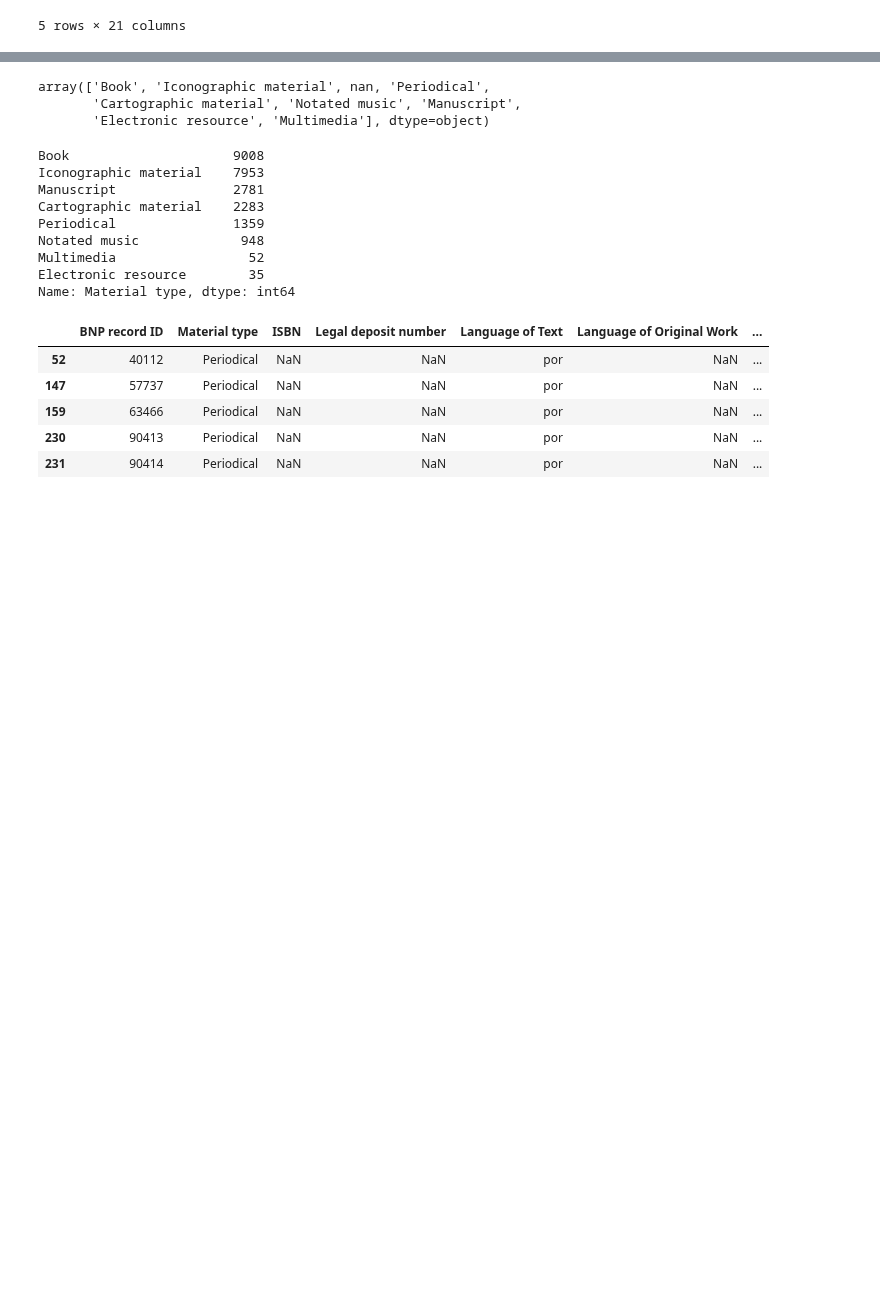
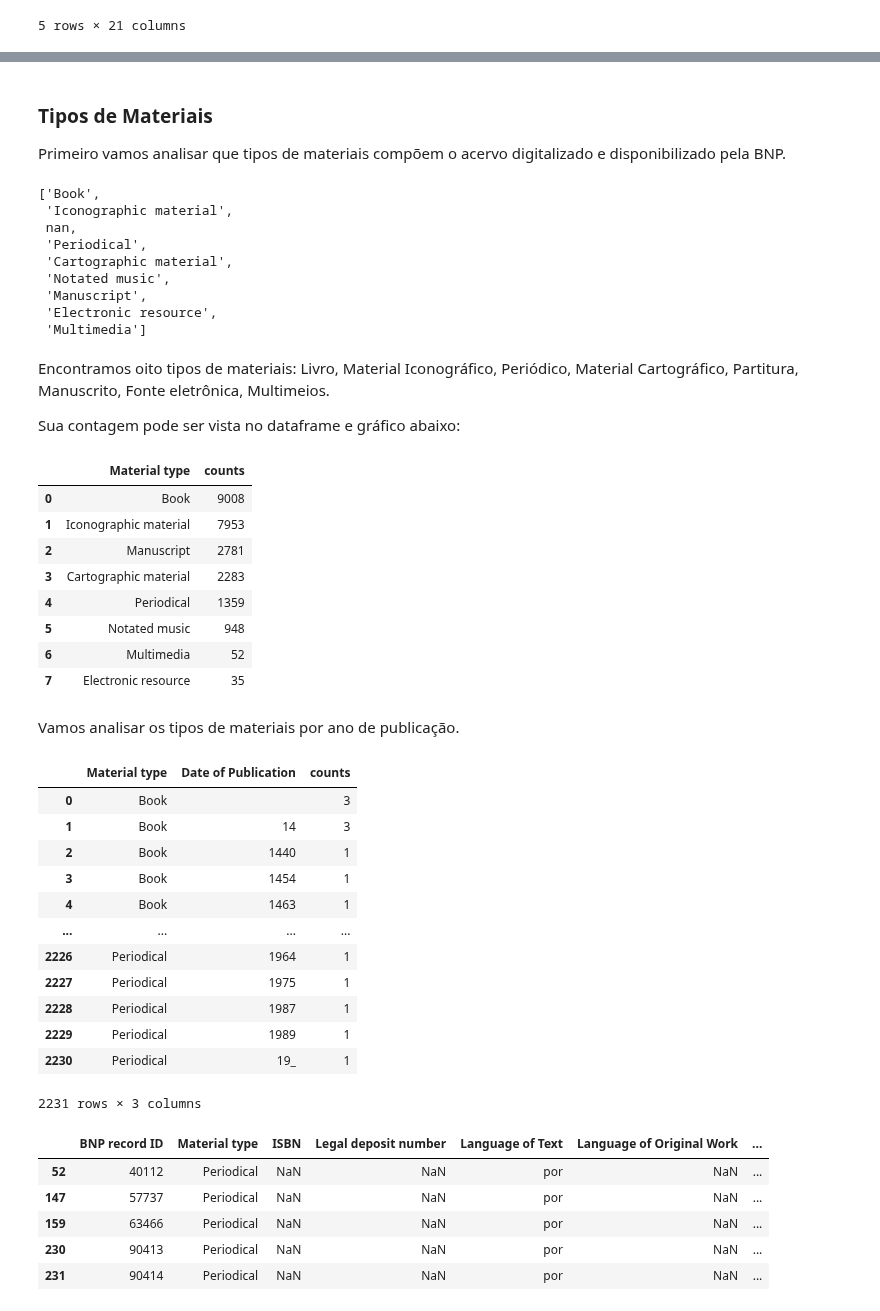
Before and after one commit to ericbrasiln/hemdig-framework, a Jupyter notebook: repositorios/BND-PT/pandas/analise_bnp.ipynb, the cells around one changed output, grey strips where cells are left out. Drawn from its saved outputs; the diff is of its cells as text; code cells hidden in the pictures; blank space fills up the shorter version.

```diff
--- a/repositorios/BND-PT/pandas/analise_bnp.ipynb
+++ b/repositorios/BND-PT/pandas/analise_bnp.ipynb
@@ -39,20 +56,35 @@ Index(['BNP record ID', 'Material type', 'ISBN', 'Legal deposit number',
+# %% [markdown]
+### Tipos de Materiais
+
+Primeiro vamos analisar que tipos de materiais compõem o acervo digitalizado e disponibilizado pela BNP.
 # %%
 #listar tipos de materiais
-df['Material type'].unique()
+df['Material type'].unique().tolist()
 # %% [output]
-array(['Book', 'Iconographic material', nan, 'Periodical',
-       'Cartographic material', 'Notated music', 'Manuscript',
-       'Electronic resource', 'Multimedia'], dtype=object)
+['Book',
+ 'Iconographic material',
+ nan,
+ 'Periodical',
+ 'Cartographic material',
+ 'Notated music',
+ 'Manuscript',
+ 'Electronic resource',
+ 'Multimedia']
+# %% [markdown]
+Encontramos oito tipos de materiais: Livro, Material Iconográfico, Periódico, Material Cartográfico, Partitura, Manuscrito, Fonte eletrônica, Multimeios.
+
+Sua contagem pode ser vista no  dataframe e gráfico abaixo:
 # %%
-# contar tipos de materiais
-df['Material type'].value_counts()
+# criar dataframe com os tipos de materiais e a quantidade de cada um
+df_material = df['Material type'].value_counts().rename_axis('Material type').reset_index(name='counts')
+df_material
 # %% [output]
-Book                     9008
-Iconographic material    7953
-Manuscript               2781
-Cartographic material    2283
-Periodical               1359
-Notated music             948
-Multimedia                 52
-Electronic resource        35
-Name: Material type, dtype: int64
+|  | Material type | counts |
+| 0 | Book | 9008 |
+| 1 | Iconographic material | 7953 |
+| 2 | Manuscript | 2781 |
+| 3 | Cartographic material | 2283 |
+| 4 | Periodical | 1359 |
+| 5 | Notated music | 948 |
+| 6 | Multimedia | 52 |
+| 7 | Electronic resource | 35 |
@@ -58,0 +96,20 @@ Name: Material type, dtype: int64
+# %% [markdown]
+Vamos analisar os tipos de materiais por ano de publicação.
+# %%
+# criar dataframe com os tipos de materiais e o ano de publicação e a quantidade de cada um
+df_material_ano = df.groupby(['Material type', 'Date of Publication']).size().reset_index(name='counts')
+df_material_ano
+# %% [output]
+|  | Material type | Date of Publication | counts |
+| 0 | Book |  | 3 |
+| 1 | Book | 14 | 3 |
+| 2 | Book | 1440 | 1 |
+| 3 | Book | 1454 | 1 |
+| 4 | Book | 1463 | 1 |
+| ... | ... | ... | ... |
+| 2226 | Periodical | 1964 | 1 |
+| 2227 | Periodical | 1975 | 1 |
+| 2228 | Periodical | 1987 | 1 |
+| 2229 | Periodical | 1989 | 1 |
+| 2230 | Periodical | 19_ | 1 |
+2231 rows × 3 columns
```
Also changed, not shown: parts of 17 cells of this notebook.
